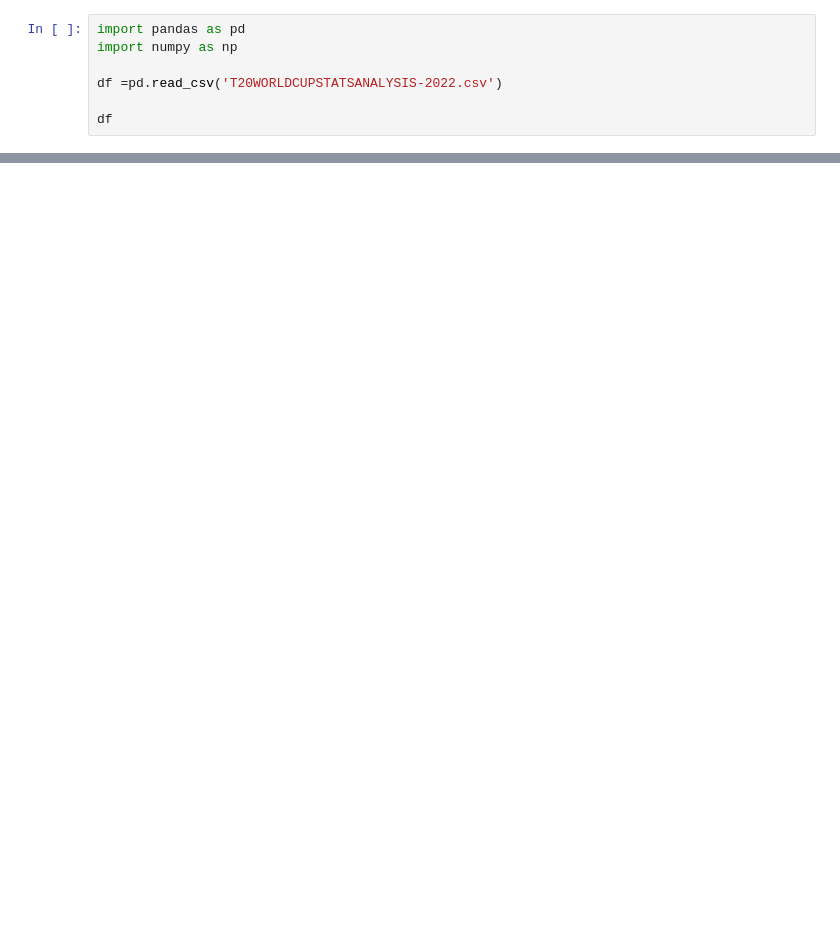
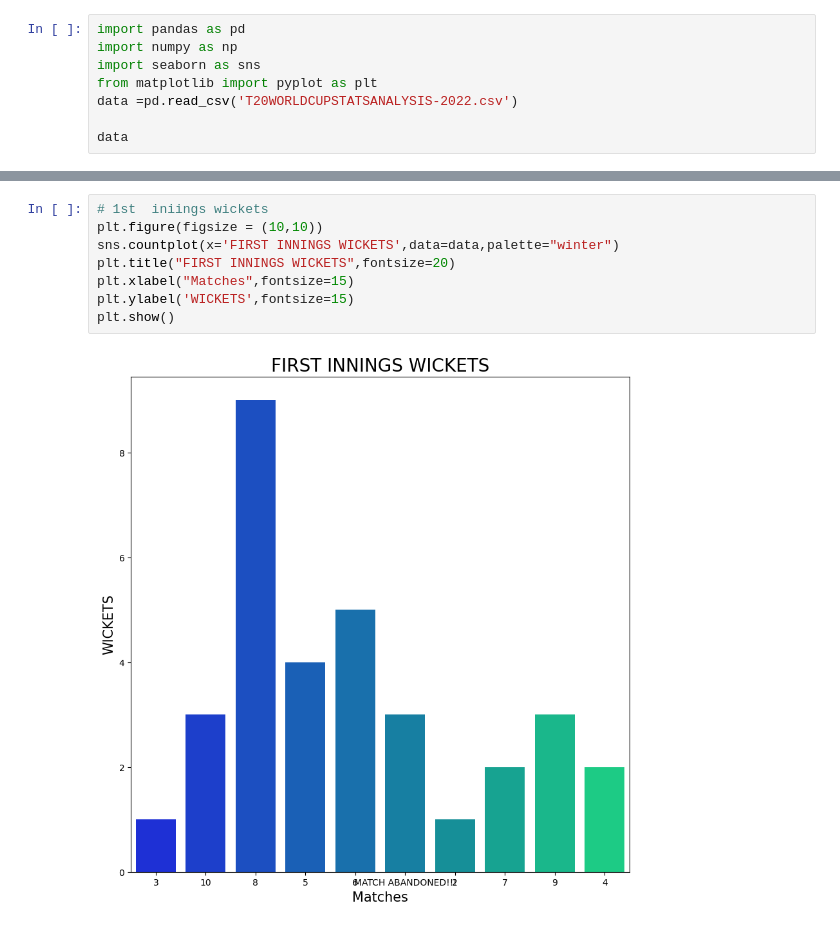
Before and after one commit to ijazkhan101/T20-WorldCup-Analysis-2022, a Jupyter notebook: PandasModule.ipynb, the cells around one changed output, grey strips where cells are left out. Cells and saved outputs as stored; diff of their text form; blank space fills up the shorter version.

Commit message:
t20 world cup
t20 world cup

```diff
--- a/PandasModule.ipynb
+++ b/PandasModule.ipynb
@@ -1,10 +1,11 @@
 # %%
 import pandas as pd
 import numpy as np
+import seaborn as sns
+from matplotlib import pyplot as plt
+data =pd.read_csv('T20WORLDCUPSTATSANALYSIS-2022.csv')
 
-df =pd.read_csv('T20WORLDCUPSTATSANALYSIS-2022.csv')
-
-df
+data
 # %% [output]
 |  | VENUE | TEAM1 | TEAM2 | STAGE | TOSS WINNER | TOSS DECISION | FIRST INNINGS SCORE | ... |
 | 0 | SCG | NEW ZEALAND | AUSTRALIA | SUPER 12 | AUSTRALIA | FIELD | 200.0 | ... |
@@ -25,0 +122,10 @@ df
+# %%
+# 1st  iniings wickets
+plt.figure(figsize = (10,10))
+sns.countplot(x='FIRST INNINGS WICKETS',data=data,palette="winter")
+plt.title("FIRST INNINGS WICKETS",fontsize=20)
+plt.xlabel("Matches",fontsize=15)
+plt.ylabel('WICKETS',fontsize=15)
+plt.show()
+# %% [output]
+[figure, added]
```
Also changed, not shown: parts of 16 cells of this notebook, 1 other file.
